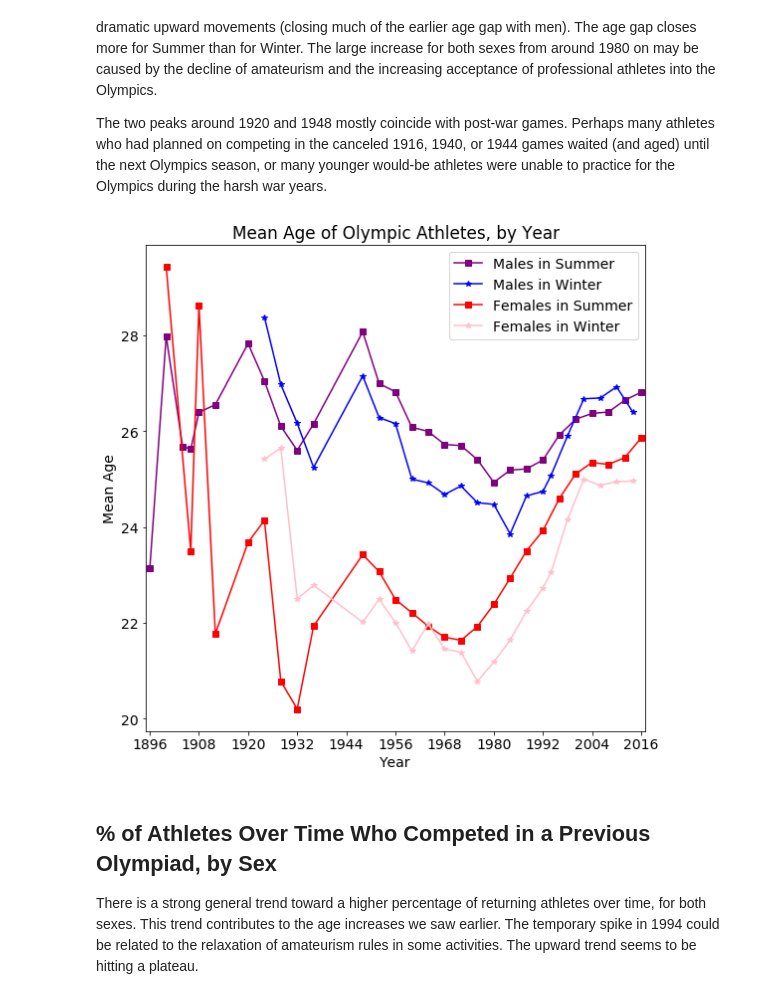
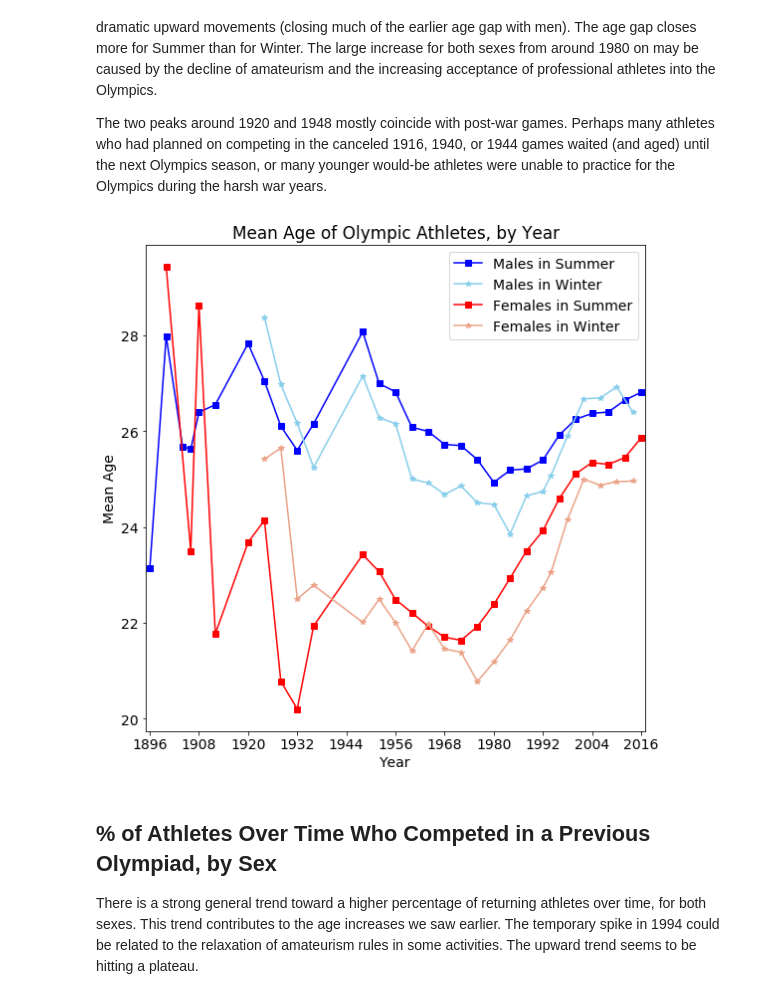
Before and after one commit to davidkobilnyk/OlympicAgeTrends, a Jupyter notebook: explanatory_deck.ipynb, the cells around one changed output. Drawn from its saved outputs; the diff is of its cells as text; code cells hidden in the pictures.

Commit message:
Improve colors of first graph more

```diff
--- a/explanatory_deck.ipynb
+++ b/explanatory_deck.ipynb
@@ -107,36 +107,36 @@ The two peaks around 1920 and 1948 mostly coincide with post-war games. Perhaps
 # %%
 female = df_explore.IsFemale
 male = ~df_explore.IsFemale
 winter = df_explore.Season == 'Winter'
 summer = df_explore.Season == 'Summer'
 
 def remove_duplicate_athletes_by_year(df):
     return (
         df.groupby(['AthleteID', 'Year'])
         .Age.mean() # or min() or max(): the ages are same for a given athlete.
         .to_frame()
         .reset_index()
     )
 
 def age_mean_by_year(df):
     return remove_duplicate_athletes_by_year(df).groupby('Year').Age.mean()
 
 fw_age_means = age_mean_by_year(df_explore[female & winter])
 fs_age_means = age_mean_by_year(df_explore[female & summer])
 mw_age_means = age_mean_by_year(df_explore[male & winter])
 ms_age_means = age_mean_by_year(df_explore[male & summer])
 
 plt.figure(figsize=default_figsize)
-plt.plot(ms_age_means, color='purple', label='Males in Summer', marker='s');
-plt.plot(mw_age_means, color='b', label='Males in Winter', marker='*');
+plt.plot(ms_age_means, color='b', label='Males in Summer', marker='s');
+plt.plot(mw_age_means, color='#87ceeb', label='Males in Winter', marker='*');
 plt.plot(fs_age_means, color='r', label='Females in Summer', marker='s');
-plt.plot(fw_age_means, color='pink', label='Females in Winter', marker='*');
+plt.plot(fw_age_means, color='#eba286', label='Females in Winter', marker='*');
 plt.legend()
 
 labels_title('Year', 'Mean Age', 'Mean Age of Olympic Athletes, by Year')
 use_default_year_settings_for_x_axis()
 # %% [output]
-[figure, old version]
+[figure, new version]
 # %% [markdown]
 ## % of Athletes Over Time Who Competed in a Previous Olympiad, by Sex
 
```
